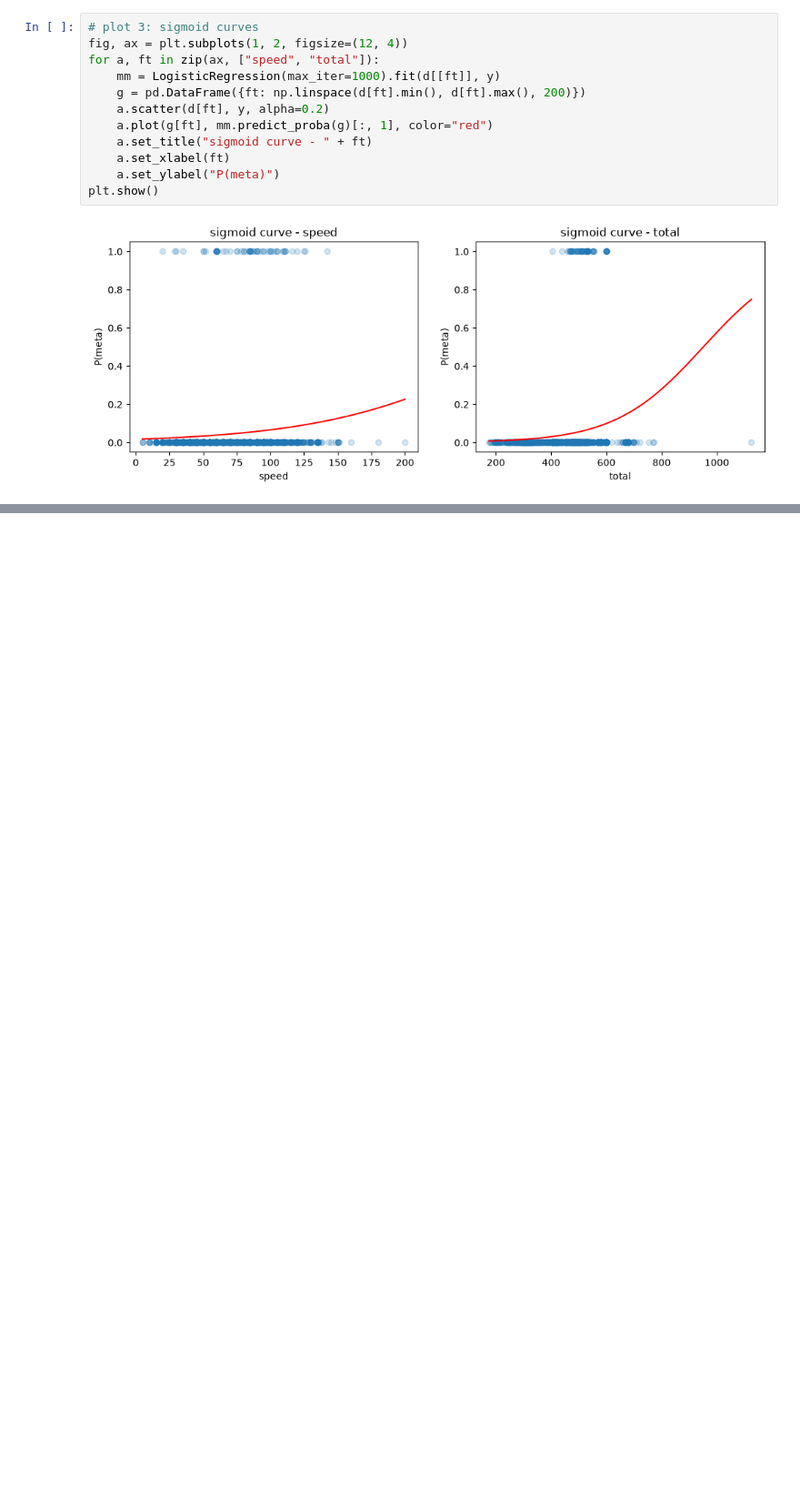
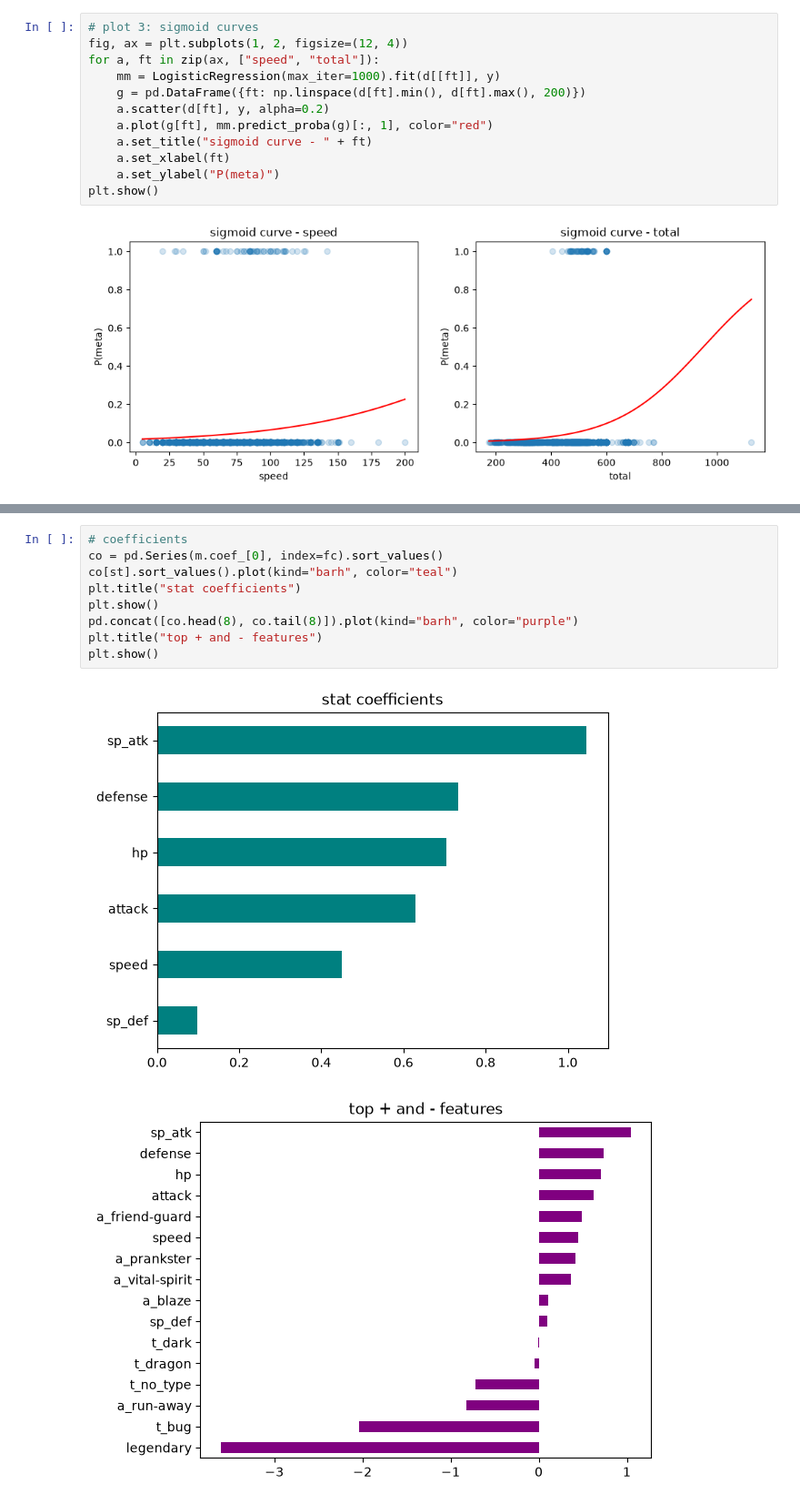
Before and after one commit to 2026dab1297-dotcom/vgc-meta-predictor, a Jupyter notebook: code/main.ipynb, the cells around one changed output, grey strips where cells are left out. Shown at 91% size. Cells and saved outputs as stored; diff of their text form; blank space fills up the shorter version.

Commit message:
added Evaluation,coefficients and interpretation

```diff
--- a/code/main.ipynb
+++ b/code/main.ipynb
@@ -328,0 +388,12 @@ plt.show()
+# %%
+# coefficients
+co = pd.Series(m.coef_[0], index=fc).sort_values()
+co[st].sort_values().plot(kind="barh", color="teal")
+plt.title("stat coefficients")
+plt.show()
+pd.concat([co.head(8), co.tail(8)]).plot(kind="barh", color="purple")
+plt.title("top + and - features")
+plt.show()
+# %% [output]
+[figure, added]
+[figure, added]
```
Also changed, not shown: parts of 23 cells of this notebook.
